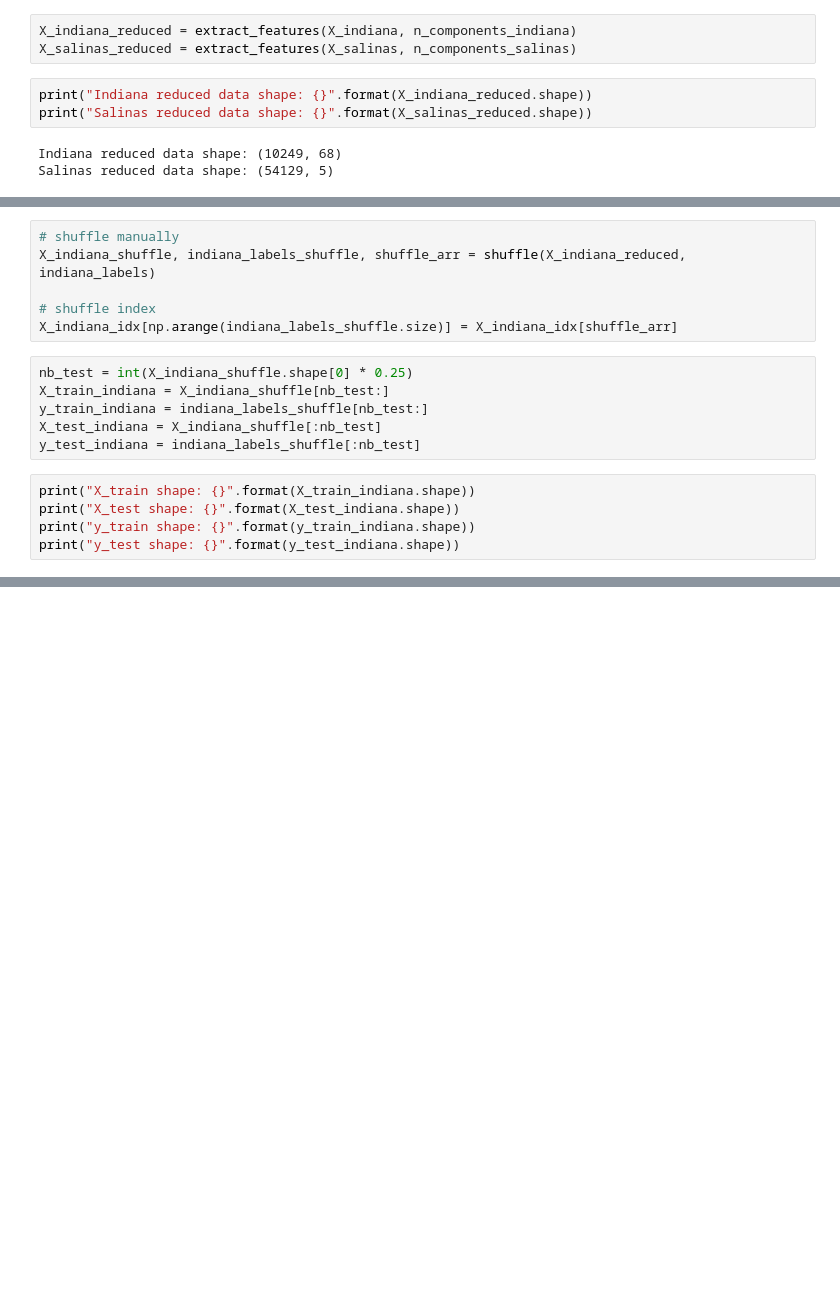
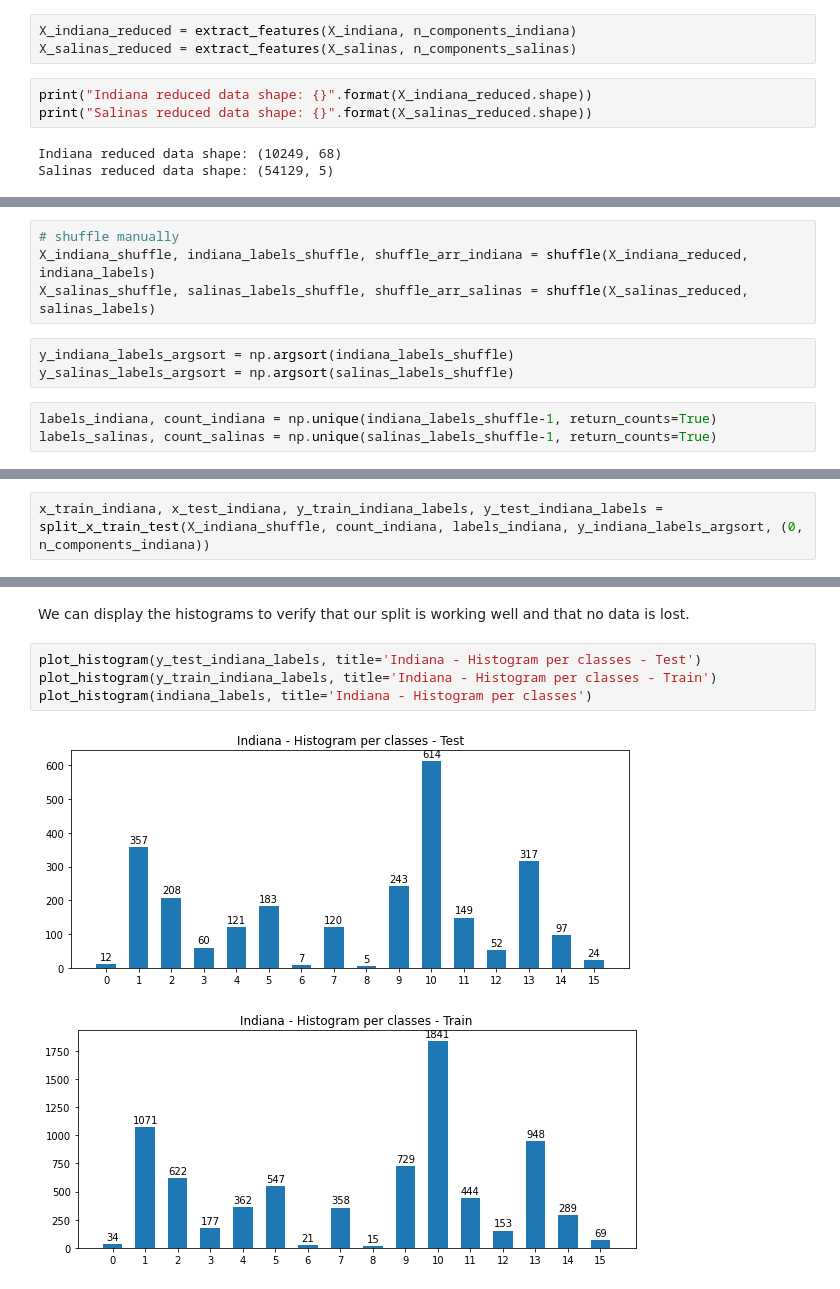
Before and after one commit to SabineHU/projet-IML, a Jupyter notebook: src/supervised_OnevOne_SVC.ipynb, the cells around one changed output, grey strips where cells are left out. Cells and saved outputs as stored; diff of their text form; blank space fills up the shorter version.

```diff
--- a/src/supervised_OnevOne_SVC.ipynb
+++ b/src/supervised_OnevOne_SVC.ipynb
@@ -91,17 +99,10 @@ Salinas reduced data shape: (54129, 5)
 # %%
 # shuffle manually
-X_indiana_shuffle, indiana_labels_shuffle, shuffle_arr = shuffle(X_indiana_reduced, indiana_labels)
-
-# shuffle index
-X_indiana_idx[np.arange(indiana_labels_shuffle.size)] = X_indiana_idx[shuffle_arr]
+X_indiana_shuffle, indiana_labels_shuffle, shuffle_arr_indiana = shuffle(X_indiana_reduced, indiana_labels)
+X_salinas_shuffle, salinas_labels_shuffle, shuffle_arr_salinas = shuffle(X_salinas_reduced, salinas_labels)
 # %%
-nb_test = int(X_indiana_shuffle.shape[0] * 0.25)
-X_train_indiana = X_indiana_shuffle[nb_test:]
-y_train_indiana = indiana_labels_shuffle[nb_test:]
-X_test_indiana = X_indiana_shuffle[:nb_test]
-y_test_indiana = indiana_labels_shuffle[:nb_test]
+y_indiana_labels_argsort = np.argsort(indiana_labels_shuffle)
+y_salinas_labels_argsort = np.argsort(salinas_labels_shuffle)
 # %%
-print("X_train shape: {}".format(X_train_indiana.shape))
-print("X_test shape: {}".format(X_test_indiana.shape))
-print("y_train shape: {}".format(y_train_indiana.shape))
-print("y_test shape: {}".format(y_test_indiana.shape))
+labels_indiana, count_indiana = np.unique(indiana_labels_shuffle-1, return_counts=True)
+labels_salinas, count_salinas = np.unique(salinas_labels_shuffle-1, return_counts=True)
@@ -112,0 +109,2 @@ y_test shape: (2562,)
+# %%
+x_train_indiana, x_test_indiana, y_train_indiana_labels, y_test_indiana_labels = split_x_train_test(X_indiana_shuffle, count_indiana, labels_indiana, y_indiana_labels_argsort, (0, n_components_indiana))
@@ -112,0 +169,9 @@ y_test shape: (2562,)
+# %% [markdown]
+We can display the histograms to verify that our split is working well and that no data is lost.
+# %%
+plot_histogram(y_test_indiana_labels, title='Indiana - Histogram per classes - Test')
+plot_histogram(y_train_indiana_labels, title='Indiana - Histogram per classes - Train')
+plot_histogram(indiana_labels, title='Indiana - Histogram per classes')
+# %% [output]
+[figure, added]
+[figure, added]
```
Also changed, not shown: parts of 74 cells of this notebook, 3 other files.
